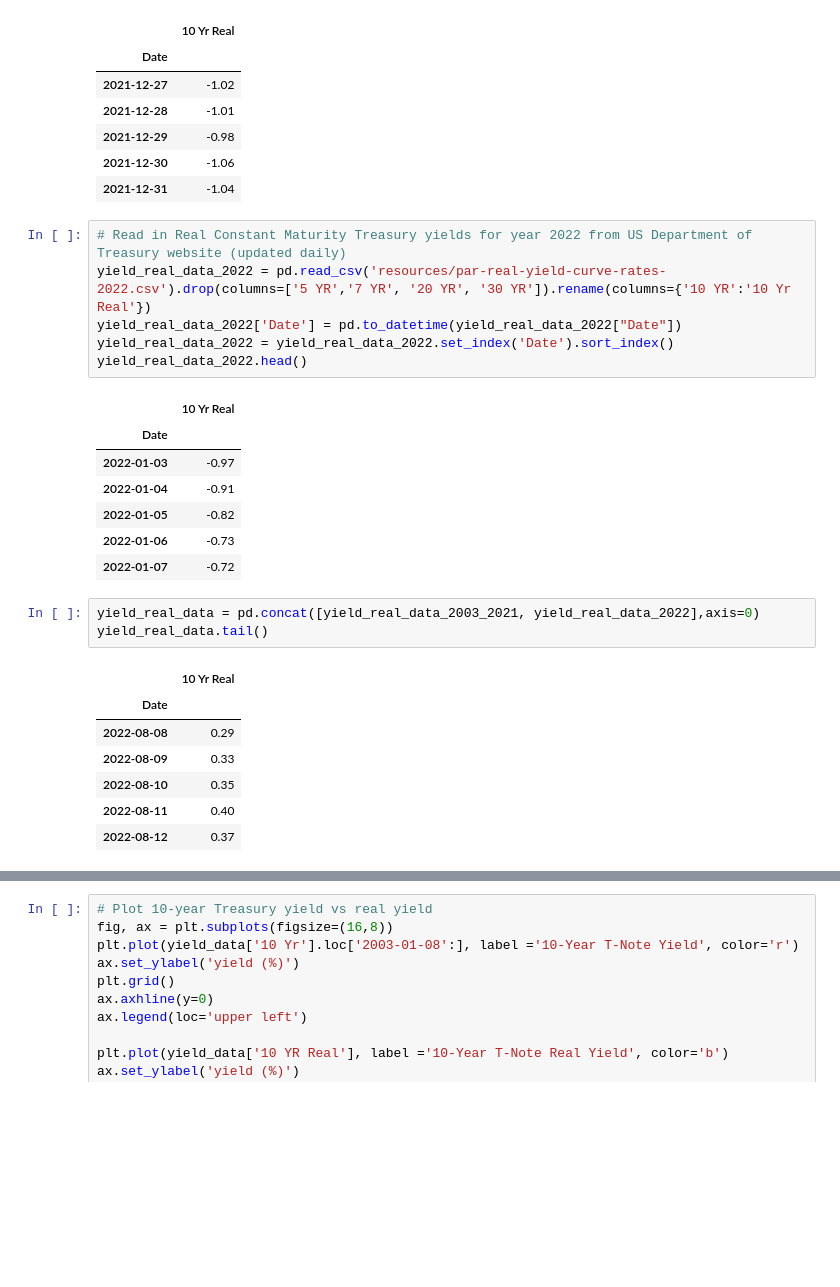
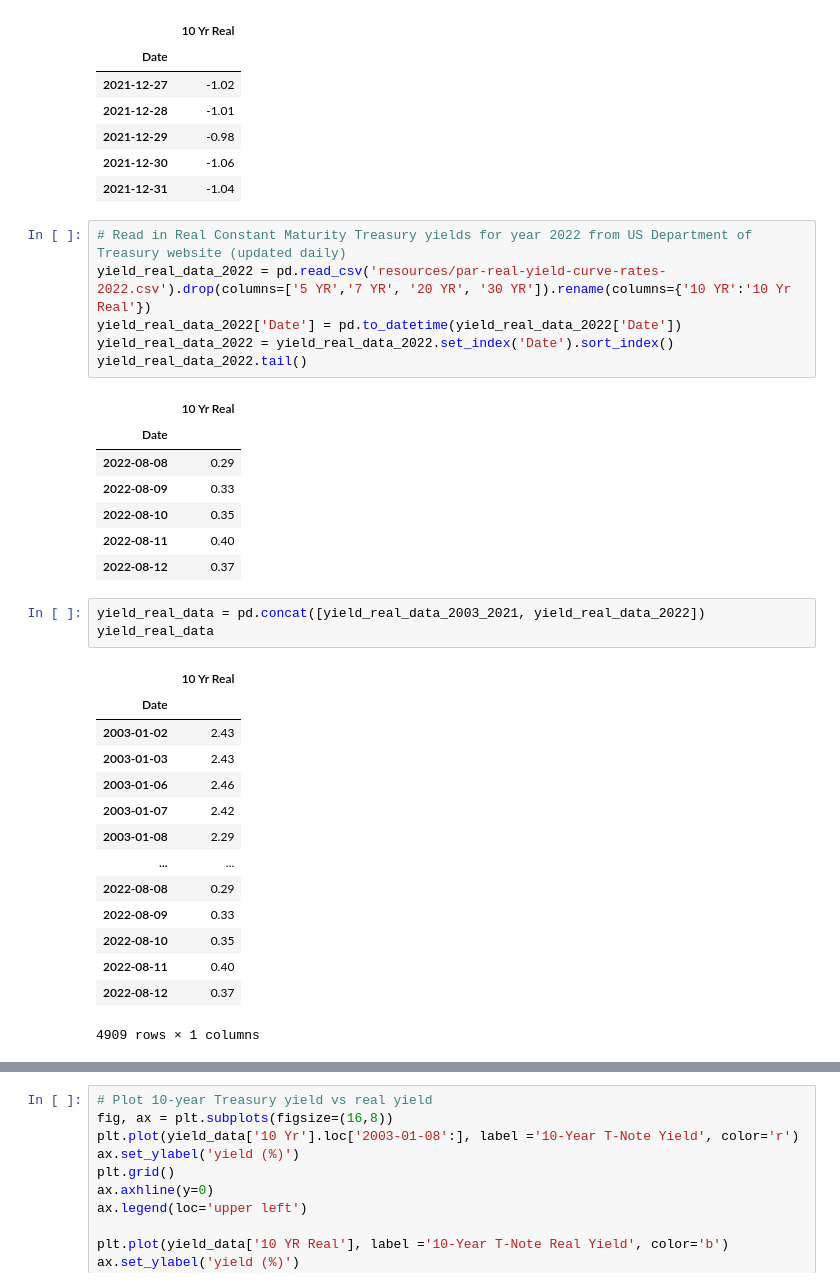
Before and after one commit to dbogatic/economic-indicators, a Jupyter notebook: yield_curve.ipynb, the cells around one changed output, grey strips where cells are left out. Saved outputs shown, nothing was run; the diff lists cells and outputs as text; blank space fills up the shorter version.

Commit message:
edit real yield data

```diff
--- a/yield_curve.ipynb
+++ b/yield_curve.ipynb
@@ -170,26 +170,33 @@ yield_real_data_2003_2021.tail()
 # %%
 # Read in Real Constant Maturity Treasury yields for year 2022 from US Department of Treasury website (updated daily)
 yield_real_data_2022 = pd.read_csv('resources/par-real-yield-curve-rates-2022.csv').drop(columns=['5 YR','7 YR', '20 YR', '30 YR']).rename(columns={'10 YR':'10 Yr Real'})
-yield_real_data_2022['Date'] = pd.to_datetime(yield_real_data_2022["Date"])
+yield_real_data_2022['Date'] = pd.to_datetime(yield_real_data_2022['Date'])
 yield_real_data_2022 = yield_real_data_2022.set_index('Date').sort_index()
-yield_real_data_2022.head()
+yield_real_data_2022.tail()
 # %% [output]
 |  | 10 Yr Real |
 | Date |  |
-| 2022-01-03 | -0.97 |
-| 2022-01-04 | -0.91 |
-| 2022-01-05 | -0.82 |
-| 2022-01-06 | -0.73 |
-| 2022-01-07 | -0.72 |
+| 2022-08-08 | 0.29 |
+| 2022-08-09 | 0.33 |
+| 2022-08-10 | 0.35 |
+| 2022-08-11 | 0.40 |
+| 2022-08-12 | 0.37 |
 # %%
-yield_real_data = pd.concat([yield_real_data_2003_2021, yield_real_data_2022],axis=0)
-yield_real_data.tail()
+yield_real_data = pd.concat([yield_real_data_2003_2021, yield_real_data_2022])
+yield_real_data
 # %% [output]
 |  | 10 Yr Real |
 | Date |  |
+| 2003-01-02 | 2.43 |
+| 2003-01-03 | 2.43 |
+| 2003-01-06 | 2.46 |
+| 2003-01-07 | 2.42 |
+| 2003-01-08 | 2.29 |
+| ... | ... |
 | 2022-08-08 | 0.29 |
 | 2022-08-09 | 0.33 |
 | 2022-08-10 | 0.35 |
 | 2022-08-11 | 0.40 |
 | 2022-08-12 | 0.37 |
+4909 rows × 1 columns
 # %%
```
Also changed, not shown: parts of 1 cell of this notebook.
